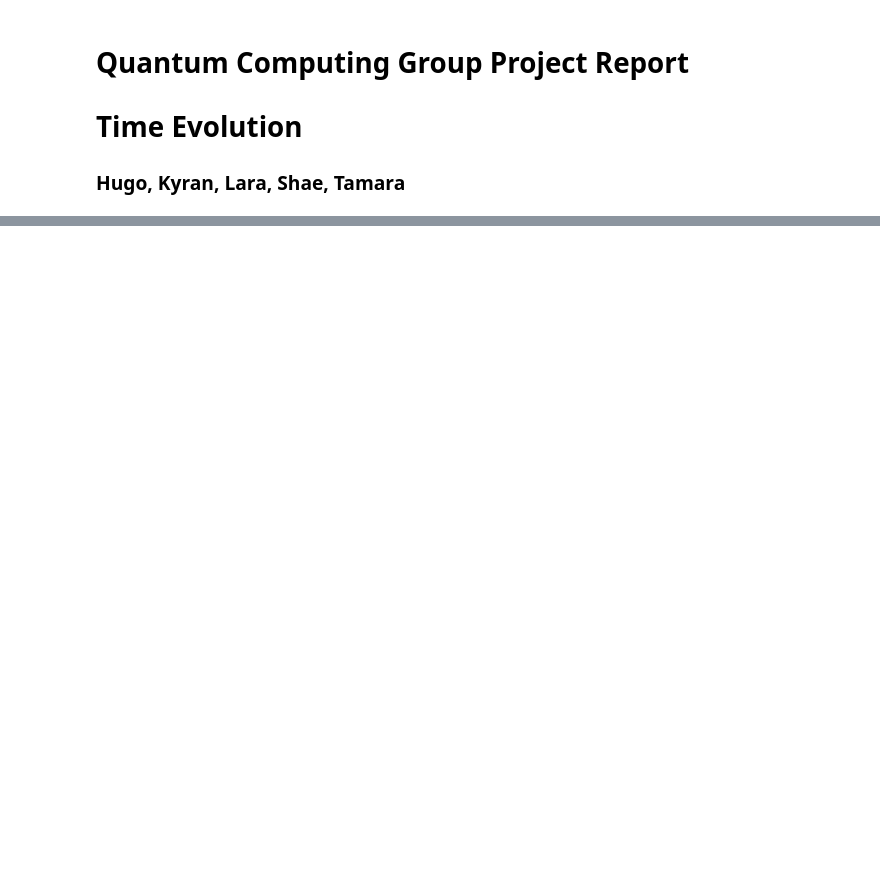
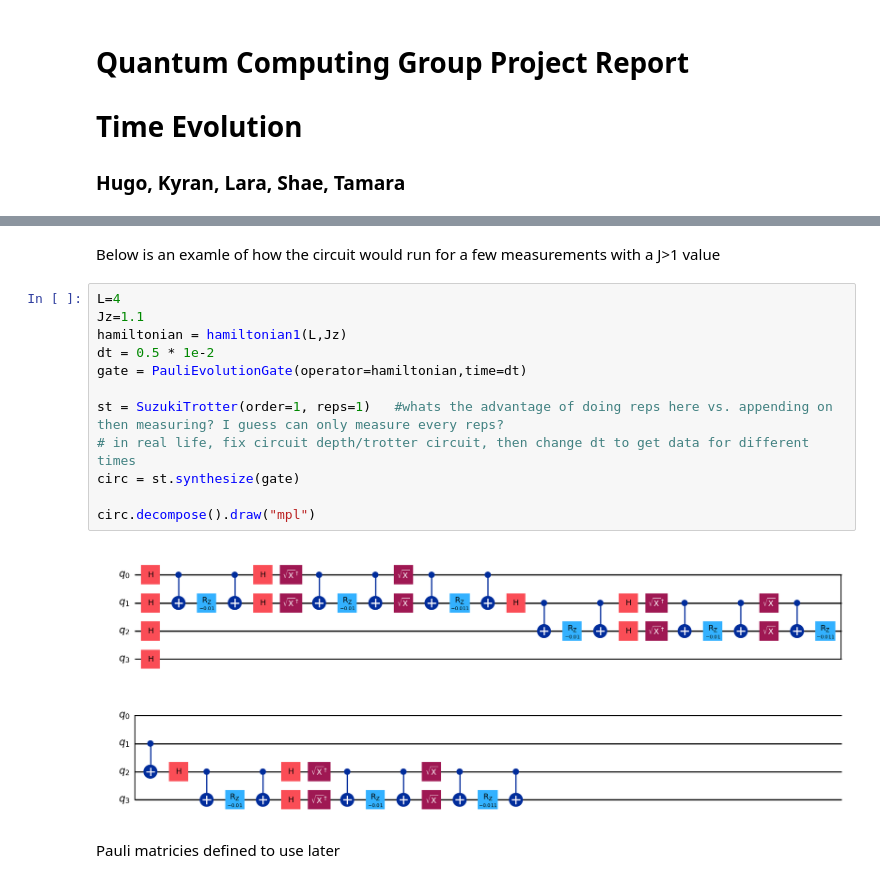
Before and after one commit to laramt04/Time-Evolution-QC-Project, a Jupyter notebook: Report.ipynb, the cells around one changed output, grey strips where cells are left out. Drawn from its saved outputs; the diff is of its cells as text; blank space fills up the shorter version.

```diff
--- a/Report.ipynb
+++ b/Report.ipynb
@@ -73,0 +85,18 @@ SparsePauliOp(['IIXX', 'IIYY', 'IIZZ', 'IXXI', 'IYYI', 'IZZI', 'XXII', 'YYII', '
+# %% [markdown]
+Below is an examle of how the circuit would run for a few measurements with a J>1 value
+# %%
+L=4
+Jz=1.1
+hamiltonian = hamiltonian1(L,Jz)
+dt = 0.5 * 1e-2
+gate = PauliEvolutionGate(operator=hamiltonian,time=dt)
+
+st = SuzukiTrotter(order=1, reps=1)   #whats the advantage of doing reps here vs. appending on then measuring? I guess can only measure every reps?
+# in real life, fix circuit depth/trotter circuit, then change dt to get data for different times
+circ = st.synthesize(gate)
+
+circ.decompose().draw("mpl")
+# %% [output]
+[figure, added]
+# %% [markdown]
+Pauli matricies defined to use later
```
Also changed, not shown: parts of 27 cells of this notebook, 2 other files.
